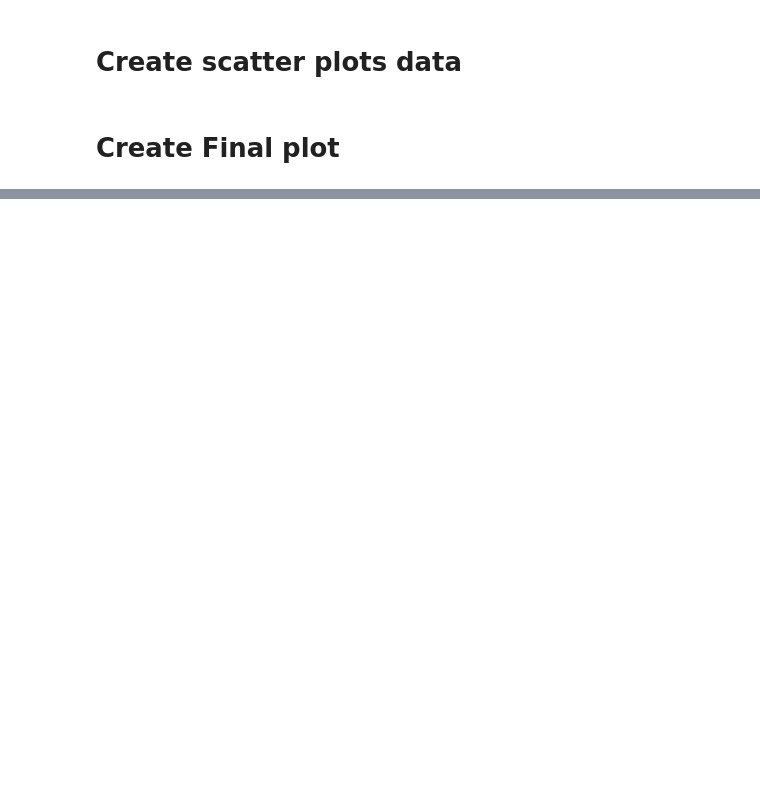
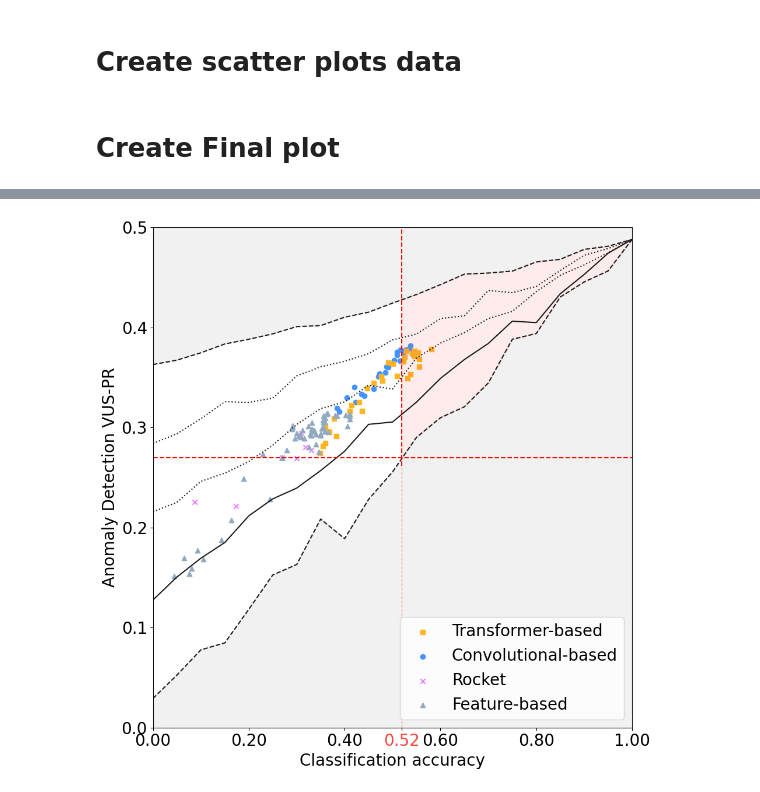
Before and after one commit to boniolp/MSAD, a Jupyter notebook: experiments/accuracy_analysis/Accuracy_vs_detection_new.ipynb, the cells around one changed output, grey strips where cells are left out. Drawn from its saved outputs; the diff is of its cells as text; code cells hidden in the pictures; blank space fills up the shorter version.

```diff
--- a/experiments/accuracy_analysis/Accuracy_vs_detection_new.ipynb
+++ b/experiments/accuracy_analysis/Accuracy_vs_detection_new.ipynb
@@ -288,0 +344,14 @@ plt.show()
+# %%
+# Generate the Acc - Dec figure for the entire test set
+# plt.clf()
+plt.figure(figsize=(10, 10))
+# plt.rcParams['figure.dpi'] = 500
+plt.rcParams.update({'font.size': 20})
+plt.xlim(0, 1)
+plt.ylim(0, .5)
+
+create_scatter_plot(df, oracles, dataset=None)
+plt.show()
+plt.close()
+# %% [output]
+[figure, added]
```
Also changed, not shown: parts of 5 cells of this notebook, 4 other files.
